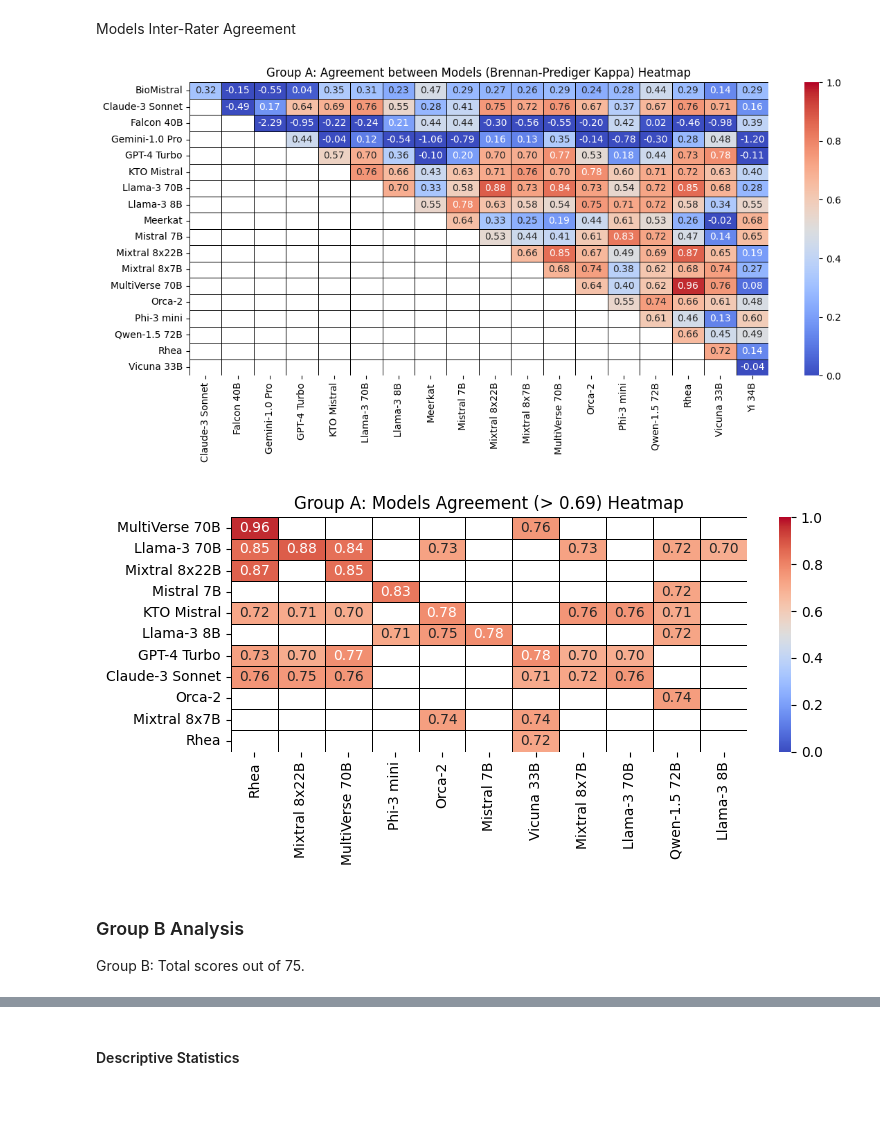
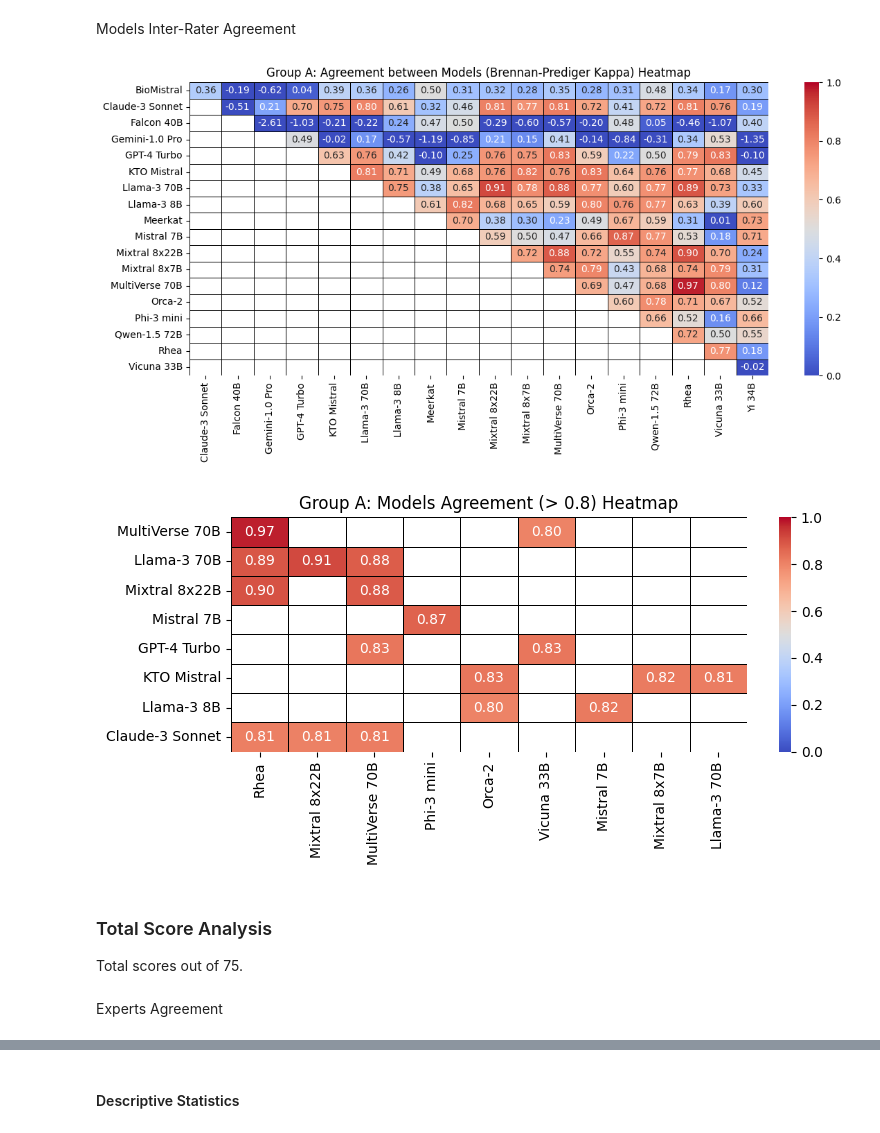
Before and after one commit to mm-khalil1/Evaluate_Medical_Video_Credibility_Using_LLMs, a Jupyter notebook: Results_Analysis/all_LLMs_plots_and_statistics.ipynb, the cells around one changed output, grey strips where cells are left out. Cells and saved outputs as stored; diff of their text form; code cells hidden in the pictures; blank space fills up the shorter version.

```diff
--- a/Results_Analysis/all_LLMs_plots_and_statistics.ipynb
+++ b/Results_Analysis/all_LLMs_plots_and_statistics.ipynb
@@ -227,8 +302,6 @@ for model_name, model_file in model_names_and_files.items():
     groupB_df = process_model_group(model_name, model_df, groupB_df,
                                             questions_to_sum=MODEL_15_SCORE_COLUMNS)
 
-    groupC_df = process_model_group(model_name, model_df, groupC_df)
-
 print("Group A shape:", groupA_df.shape)
 groupA_df.head(2)
 # %% [output]
@@ -265,4 +329,5 @@ Group A: Scores out of 5. Experts individual scores are not provided
 topic_name = 'Group A'
 categories = list(range(0,6))
 agreement_coef = "Brennan-Prediger Kappa"
+weights_type = 'quadratic'
 # %%
@@ -282,10 +345,2 @@ Gwet's AC2              0.994840
 # %% [markdown]
 Descriptive Statistics
-# %%
-if 'Expert1' in groupA_df.columns and 'Expert2' in groupA_df.columns:
-    groupA_df.drop(columns=['Expert1', 'Expert2'], inplace=True)
-statA_df = groupA_df.describe().round(2).T
-columns_to_convert_type = ['count', 'min', 'max']
-statA_df[columns_to_convert_type] = statA_df[columns_to_convert_type].astype(int)
-statA_df.rename_axis('Model', axis=1, inplace=True)
-statA_df
@@ -353,15 +415,15 @@ stat_groupA_df.round(2)
 Models Inter-Rater Agreement
 # %%
 models_agreementA_df = plot_models_agreement_heatmap(groupA_df, model_names,
-                                                     categories, agreement_coef,
+                                                     categories, agreement_coef, weights_type,
                                                      topic_name='Group A', figsize=(12,6))
 # %% [output]
-[figure, old version]
+[figure, new version]
 # %%
-model_agreements_gt_per(models_agreementA_df, 0.69, topic_name, figsize=(8, 4))
+model_agreements_gt_x_percent(models_agreementA_df, 0.8, topic_name, figsize=(8, 4))
 # %% [output]
-[figure, old version]
+[figure, new version]
 # %% [markdown]
-### Group B Analysis
-Group B: Total scores out of 75.
+### Total Score Analysis
+Total scores out of 75.
 # %%
@@ -371 +434,3 @@ agreement_coef = "Brennan-Prediger Kappa"
+# %% [markdown]
+Experts Agreement
 # %%
```
Also changed, not shown: parts of 40 cells of this notebook, 1 other file.
